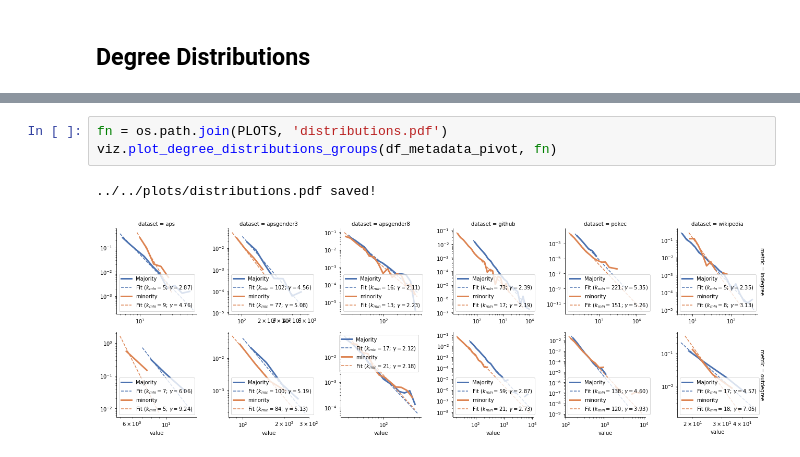
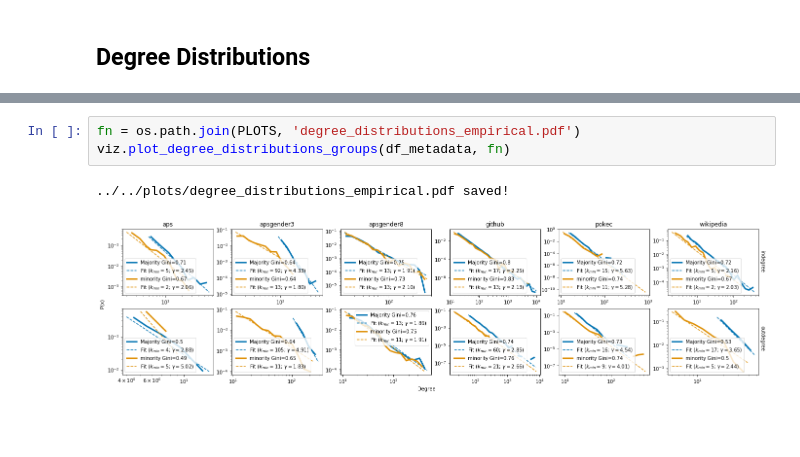
Before and after one commit to gesiscss/Homophilic_Directed_ScaleFree_Networks, a Jupyter notebook: notebooks/2_data_cleaning/datasets.ipynb, the cells around one changed output, grey strips where cells are left out. Drawn from its saved outputs; the diff is of its cells as text; blank space fills up the shorter version.

```diff
--- a/notebooks/2_data_cleaning/datasets.ipynb
+++ b/notebooks/2_data_cleaning/datasets.ipynb
@@ -107,6 +97,6 @@ df_metadata_pivot.head()
 # %%
-fn = os.path.join(PLOTS, 'distributions.pdf')
-viz.plot_degree_distributions_groups(df_metadata_pivot, fn)
+fn = os.path.join(PLOTS, 'degree_distributions_empirical.pdf')
+viz.plot_degree_distributions_groups(df_metadata, fn)
 # %% [output]
-../../plots/distributions.pdf saved!
+../../plots/degree_distributions_empirical.pdf saved!
-[figure, old version]
+[figure, new version]
```
Also changed, not shown: parts of 2 cells of this notebook.
